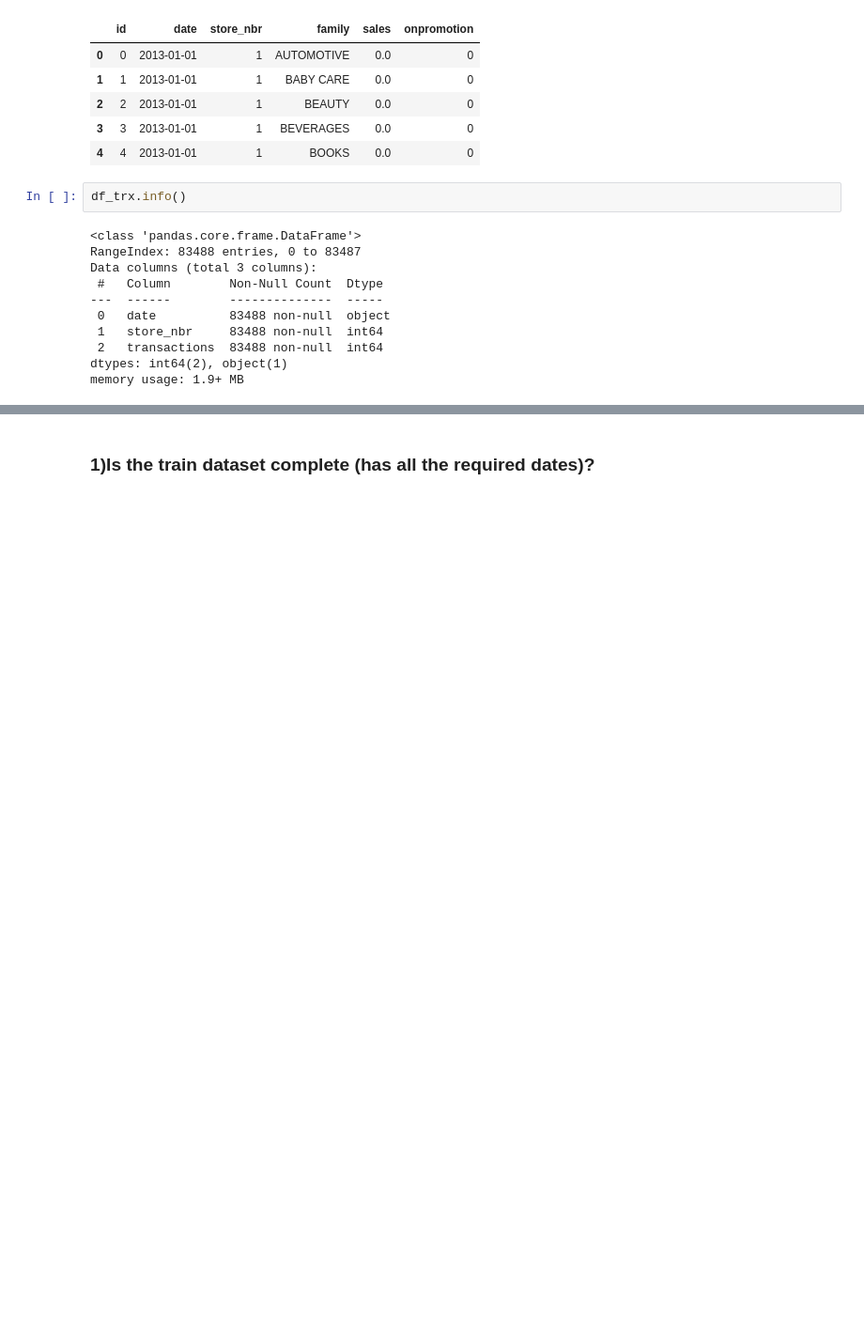
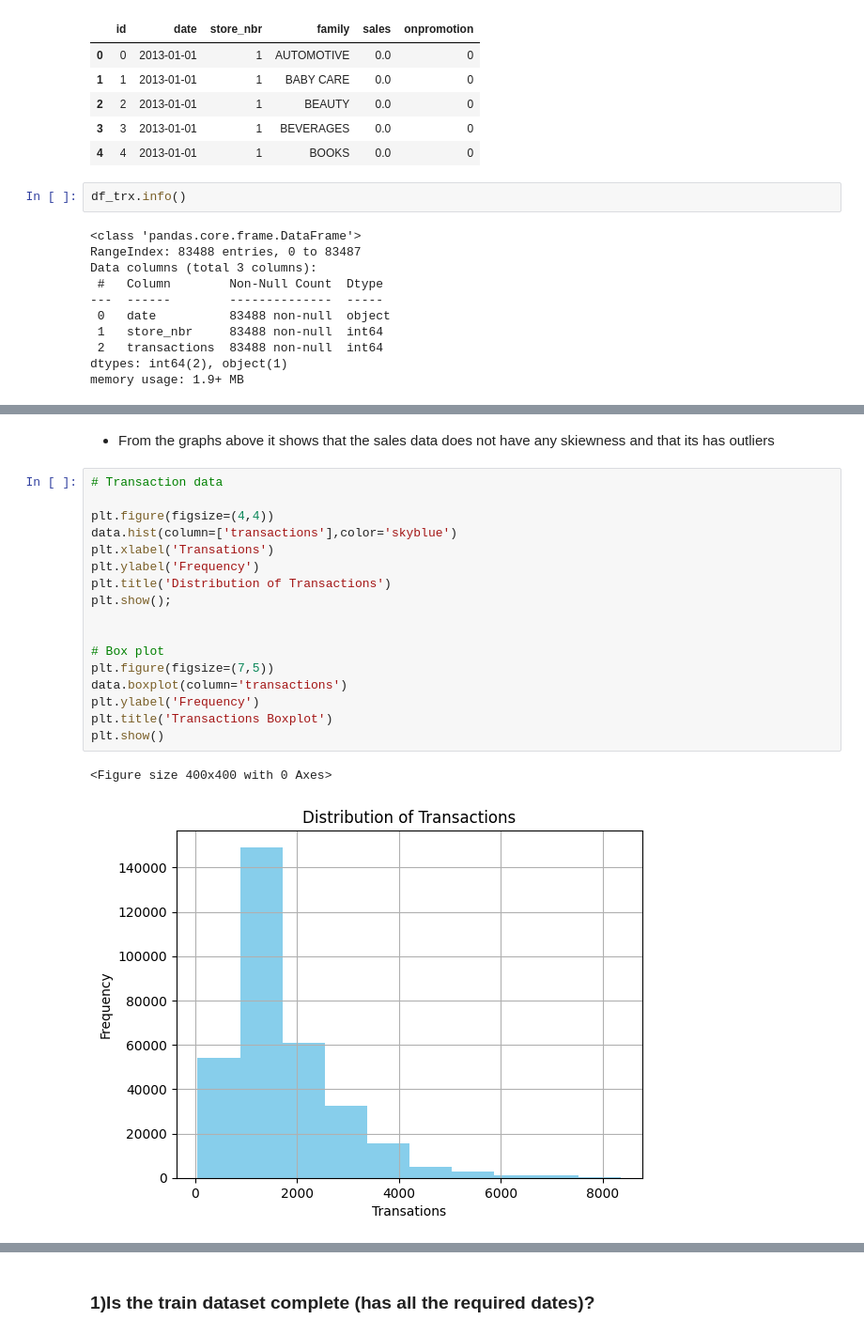
Before and after one commit to qochieng/Favorita-Store-Sales, a Jupyter notebook: favorita.ipynb, the cells around one changed output, grey strips where cells are left out. Shown at 94% size. Saved outputs shown, nothing was run; the diff lists cells and outputs as text; blank space fills up the shorter version.

```diff
--- a/favorita.ipynb
+++ b/favorita.ipynb
@@ -403,0 +446,22 @@ data.describe().T
+# %% [markdown]
+* From the graphs above it shows that the sales data does not have any skiewness and that its has outliers
+# %%
+# Transaction data
+
+plt.figure(figsize=(4,4))
+data.hist(column=['transactions'],color='skyblue')
+plt.xlabel('Transations')
+plt.ylabel('Frequency')
+plt.title('Distribution of Transactions')
+plt.show();
+
+
+# Box plot
+plt.figure(figsize=(7,5))
+data.boxplot(column='transactions')
+plt.ylabel('Frequency')
+plt.title('Transactions Boxplot')
+plt.show()
+# %% [output]
+<Figure size 400x400 with 0 Axes>
+[figure, added]
```
Also changed, not shown: parts of 85 cells of this notebook, 1 other file.
